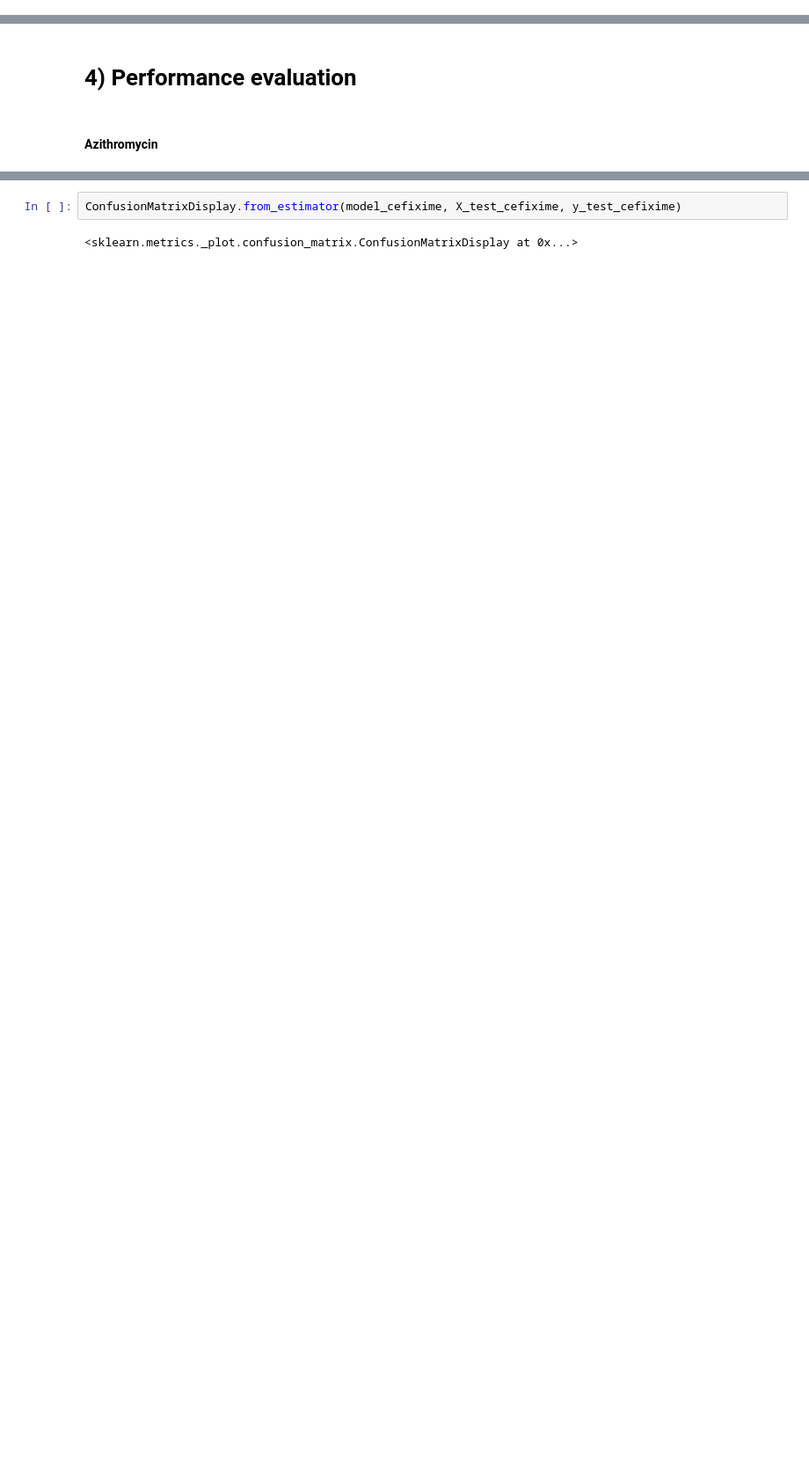
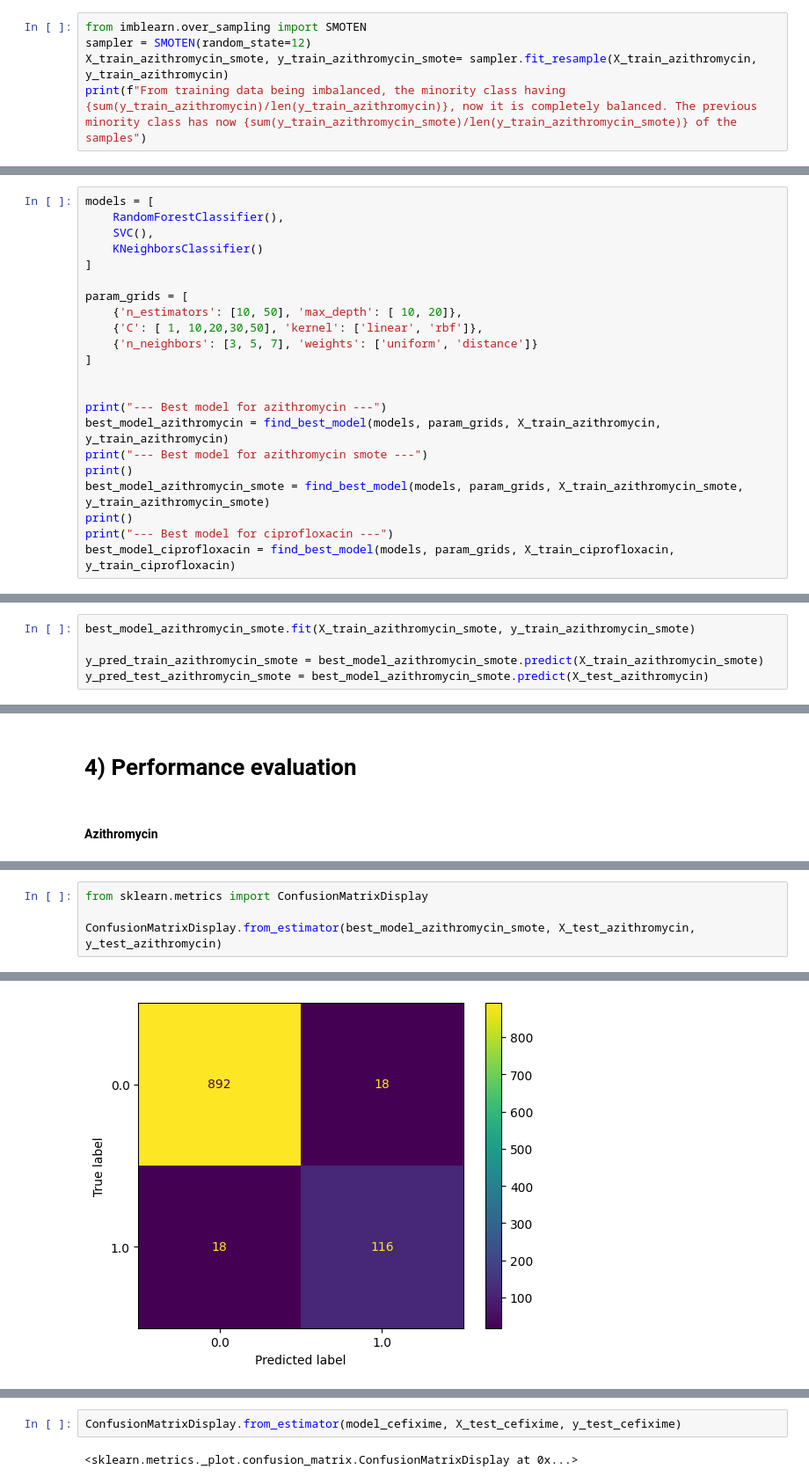
Before and after one commit to khtamkivi/antibiotic_resitance, a Jupyter notebook: Project2_G1.ipynb, the cells around one changed output, grey strips where cells are left out. Shown at 88% size. Saved outputs shown, nothing was run; the diff lists cells and outputs as text; blank space fills up the shorter version.

Commit message:
Model selection and evaluation updated

```diff
--- a/Project2_G1.ipynb
+++ b/Project2_G1.ipynb
@@ -269,0 +273,5 @@ X_train_ciprofloxacin, X_test_ciprofloxacin, y_train_ciprofloxacin, y_test_cipro
+# %%
+from imblearn.over_sampling import SMOTEN
+sampler = SMOTEN(random_state=12)
+X_train_azithromycin_smote, y_train_azithromycin_smote= sampler.fit_resample(X_train_azithromycin, y_train_azithromycin)
+print(f"From training data being imbalanced, the minority class having {sum(y_train_azithromycin)/len(y_train_azithromycin)}, now it is completely balanced. The previous minority class has now {sum(y_train_azithromycin_smote)/len(y_train_azithromycin_smote)} of the samples")
@@ -269,0 +314,22 @@ X_train_ciprofloxacin, X_test_ciprofloxacin, y_train_ciprofloxacin, y_test_cipro
+# %%
+models = [
+    RandomForestClassifier(),
+    SVC(),
+    KNeighborsClassifier()
+]
+
+param_grids = [
+    {'n_estimators': [10, 50], 'max_depth': [ 10, 20]},
+    {'C': [ 1, 10,20,30,50], 'kernel': ['linear', 'rbf']},
+    {'n_neighbors': [3, 5, 7], 'weights': ['uniform', 'distance']}
+]
+
+
+print("--- Best model for azithromycin ---")
+best_model_azithromycin = find_best_model(models, param_grids, X_train_azithromycin, y_train_azithromycin)
+print("--- Best model for azithromycin smote ---")
+print()
+best_model_azithromycin_smote = find_best_model(models, param_grids, X_train_azithromycin_smote, y_train_azithromycin_smote)
+print()
+print("--- Best model for ciprofloxacin ---")
+best_model_ciprofloxacin = find_best_model(models, param_grids, X_train_ciprofloxacin, y_train_ciprofloxacin)
@@ -282 +365,6 @@ y_pred_test_azithromycin = model_azithromycin.predict(X_test_azithromycin)
+# %%
+best_model_azithromycin_smote.fit(X_train_azithromycin_smote, y_train_azithromycin_smote)
+
+y_pred_train_azithromycin_smote = best_model_azithromycin_smote.predict(X_train_azithromycin_smote)
+y_pred_test_azithromycin_smote = best_model_azithromycin_smote.predict(X_test_azithromycin)
 # %% [markdown]
@@ -327,0 +420,5 @@ ConfusionMatrixDisplay.from_estimator(model_azithromycin, X_test_azithromycin, y
+# %%
+from sklearn.metrics import ConfusionMatrixDisplay
+
+ConfusionMatrixDisplay.from_estimator(best_model_azithromycin_smote, X_test_azithromycin, y_test_azithromycin)
+# %% [output]
@@ -328 +426,2 @@ ConfusionMatrixDisplay.from_estimator(model_azithromycin, X_test_azithromycin, y
+[figure, added]
 # %% [markdown]
```
Also changed, not shown: parts of 31 cells of this notebook.
